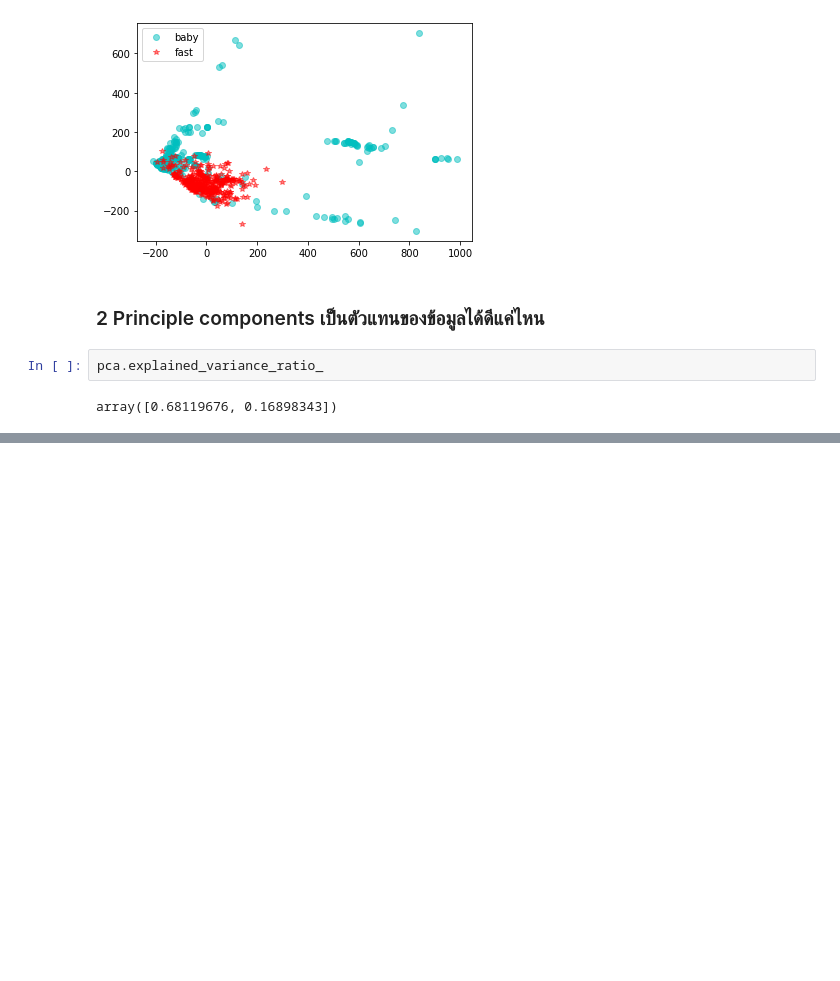
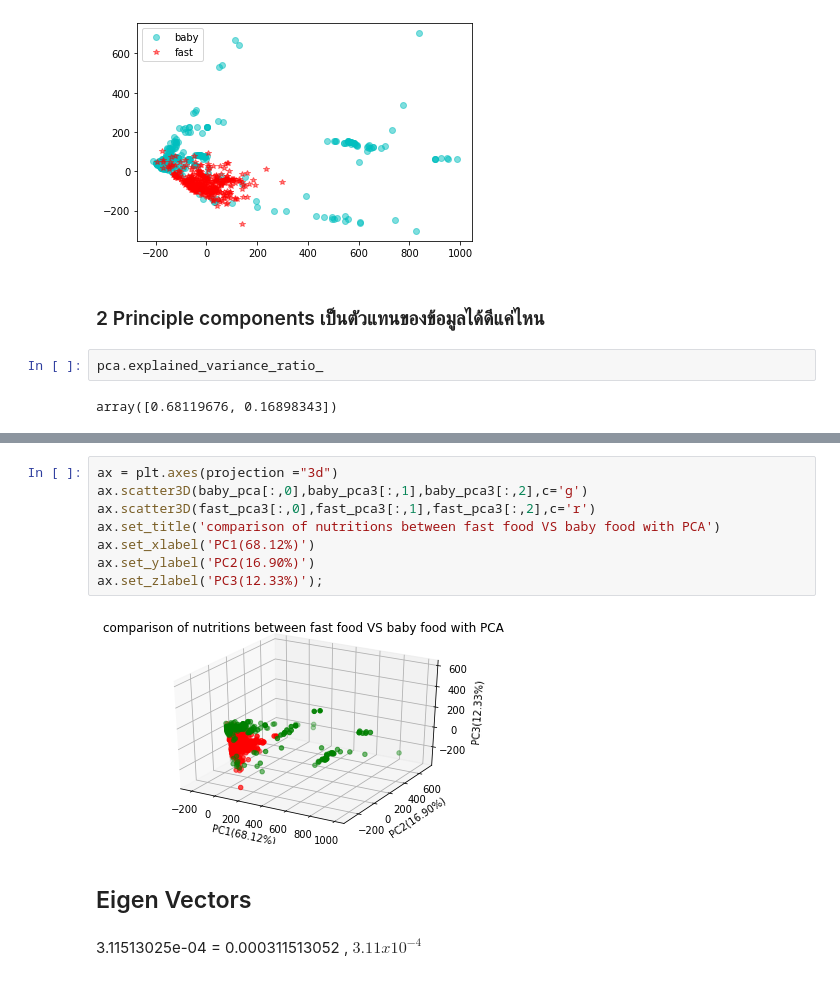
Before and after one commit to Umaporn19/multivariate, a Jupyter notebook: Chapter_3.ipynb, the cells around one changed output, grey strips where cells are left out. Cells and saved outputs as stored; diff of their text form; blank space fills up the shorter version.

```diff
--- a/Chapter_3.ipynb
+++ b/Chapter_3.ipynb
@@ -585,0 +792,14 @@ array([0.68119676, 0.16898343])
+# %%
+ax = plt.axes(projection ="3d")
+ax.scatter3D(baby_pca[:,0],baby_pca3[:,1],baby_pca3[:,2],c='g')
+ax.scatter3D(fast_pca3[:,0],fast_pca3[:,1],fast_pca3[:,2],c='r')
+ax.set_title('comparison of nutritions between fast food VS baby food with PCA')
+ax.set_xlabel('PC1(68.12%)')
+ax.set_ylabel('PC2(16.90%)')
+ax.set_zlabel('PC3(12.33%)');
+# %% [output]
+[figure, added]
+# %% [markdown]
+## Eigen Vectors
+# %% [markdown]
+3.11513025e-04 = 0.000311513052 , $ 3.11 x 10^{-4}$
```
Also changed, not shown: parts of 40 cells of this notebook.
